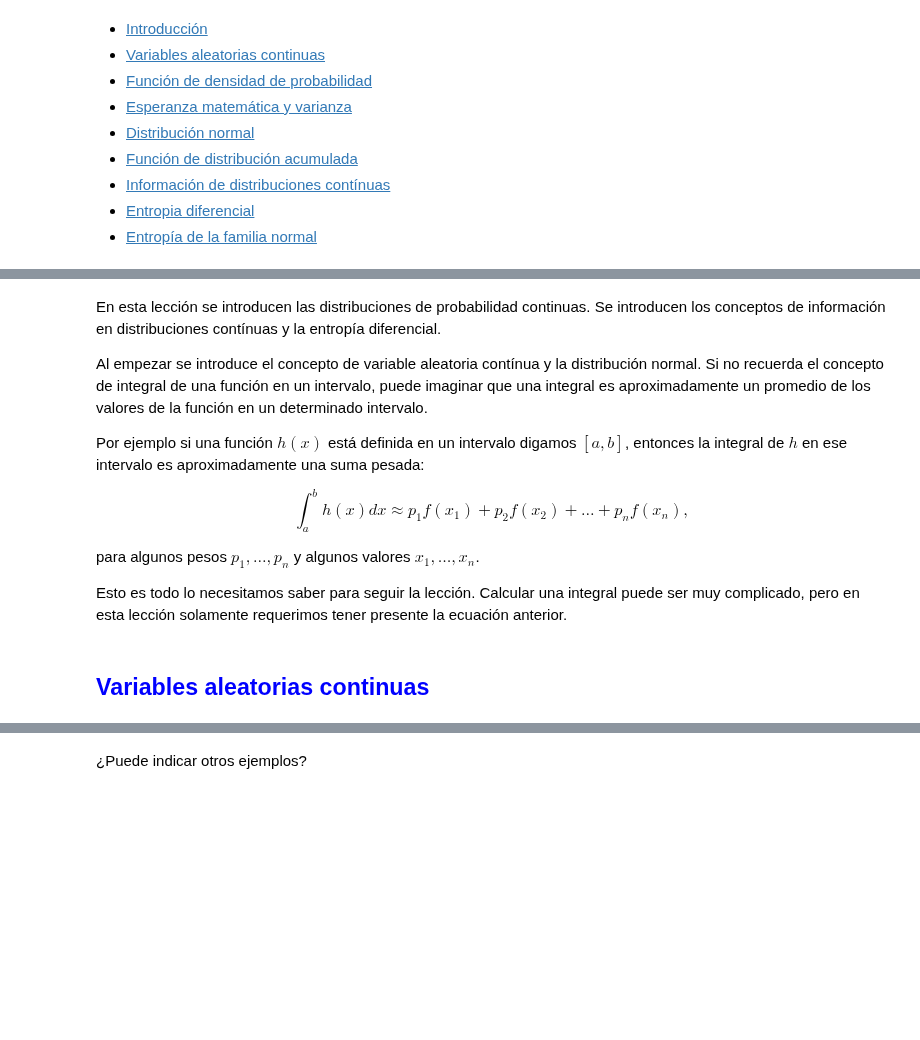
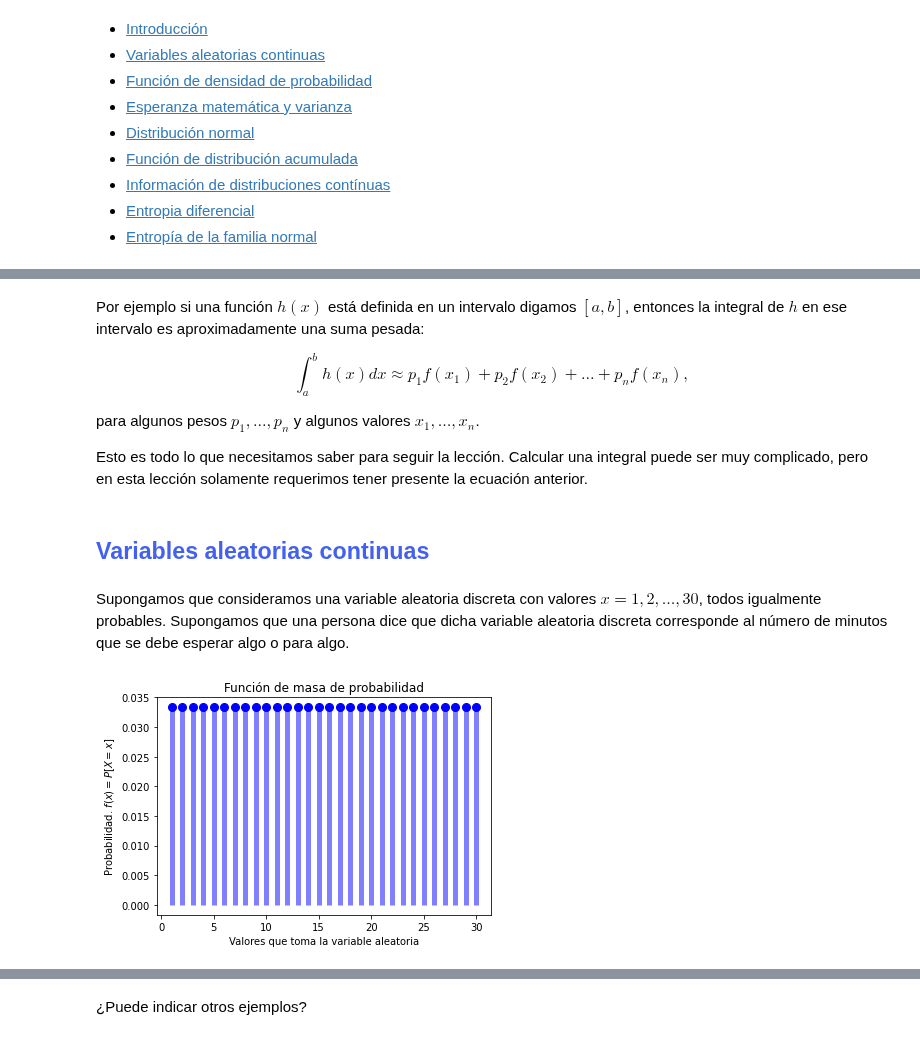
Before and after one commit to AprendizajeProfundo/diplomado-ciencia-de-datos, a Jupyter notebook: Matematicas-Estadistica/Cuadernos/Prob_Distribuciones_continuas.ipynb, the cells around one changed output, grey strips where cells are left out. Cells and saved outputs as stored; diff of their text form; code cells hidden in the pictures; blank space fills up the shorter version.

```diff
--- a/Matematicas-Estadistica/Cuadernos/Prob_Distribuciones_continuas.ipynb
+++ b/Matematicas-Estadistica/Cuadernos/Prob_Distribuciones_continuas.ipynb
@@ -37,8 +73,4 @@
 # %% [markdown]
-En esta lección se introducen las distribuciones de probabilidad continuas. Se introducen los conceptos de información en distribuciones contínuas y la entropía diferencial.
-
-Al empezar se introduce el concepto de variable aleatoria contínua y la distribución normal. Si no recuerda el concepto de integral de una función en un intervalo, puede imaginar que una integral es aproximadamente un promedio de los valores de la función en un determinado intervalo.
-
 Por ejemplo si una función $h(x)$ está definida en un intervalo digamos $[a,b]$, entonces la integral de $h$ en ese intervalo es aproximadamente una suma pesada:
 
 $$
@@ -47,6 +79,8 @@ $$
 
 para algunos pesos $p_1,\ldots,p_n$ y algunos valores $x_1,\ldots,x_n$.
 
-Esto es todo lo necesitamos saber para seguir la lección. Calcular una integral puede ser muy complicado, pero en esta lección solamente requerimos tener presente la ecuación anterior.
+Esto es todo lo que necesitamos saber para seguir la lección. Calcular una integral puede ser muy complicado, pero en esta lección solamente requerimos tener presente la ecuación anterior.
 # %% [markdown]
-## <span style="color:blue">Variables aleatorias continuas</span>
+## <span style="color:#4361EE">Variables aleatorias continuas</span>
+# %% [markdown]
+Supongamos que consideramos una variable aleatoria discreta con valores $x = 1, 2, \dots, 30$, todos igualmente probables. Supongamos que una persona dice que dicha variable aleatoria discreta corresponde al número de minutos que se debe esperar algo o para algo.
@@ -52,0 +92,14 @@ Esto es todo lo necesitamos saber para seguir la lección. Calcular una integral
+# %%
+par1 = 1
+par2 = 31 # minutos
+X = stats.randint(par1, par2)
+x = np.arange(par1, par2, 1)
+fx = X.pmf(x)
+plt.plot(x, fx, 'bo', ms=8)
+plt.vlines(x, 0, fx, colors='b', lw=5, alpha=0.5)
+plt.title("Función de masa de probabilidad")
+plt.xlabel("Valores que toma la variable aleatoria")
+plt.ylabel("Probabilidad. $f(x) = P[X = x]$")
+plt.show()
+# %% [output]
+[figure, added]
```
Also changed, not shown: parts of 66 cells of this notebook, 1 other file.
